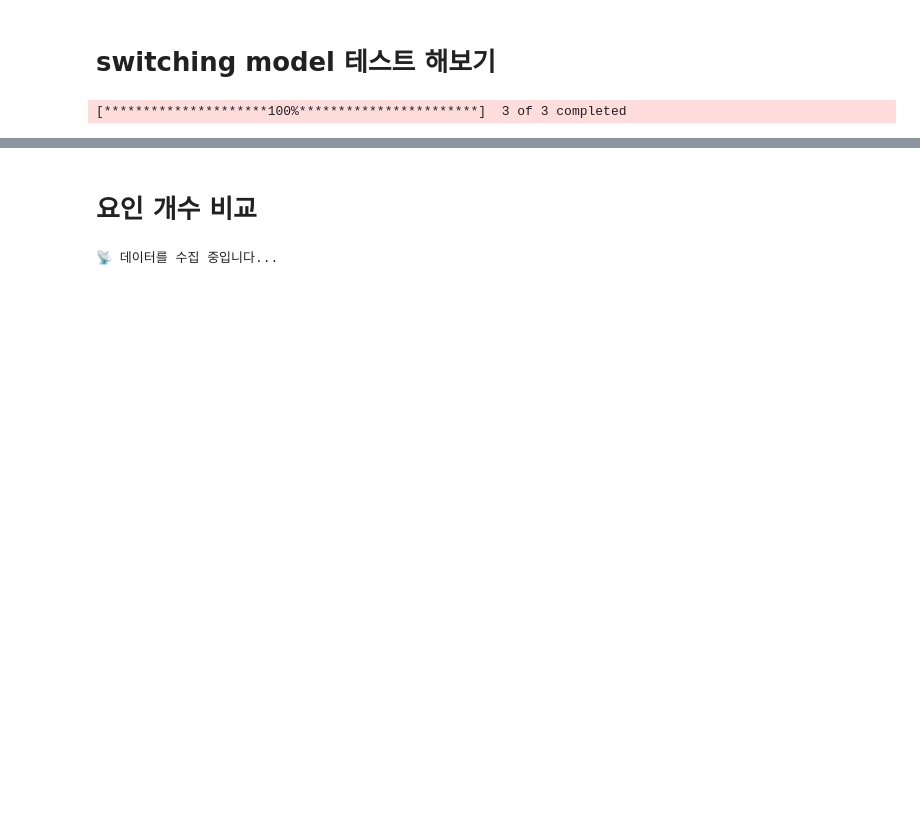
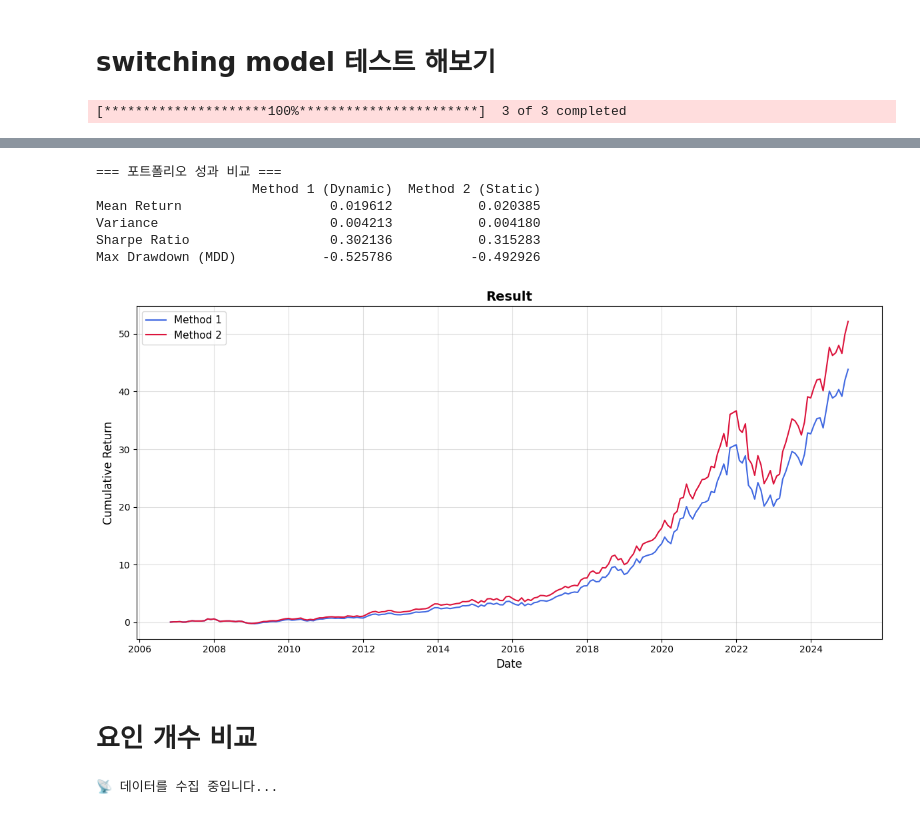
Before and after one commit to EKUMartin/Find-A, a Jupyter notebook: Factor Model/find-a.ipynb, the cells around one changed output, grey strips where cells are left out. Drawn from its saved outputs; the diff is of its cells as text; code cells hidden in the pictures; blank space fills up the shorter version.

```diff
--- a/Factor Model/find-a.ipynb
+++ b/Factor Model/find-a.ipynb
@@ -477,7 +477,7 @@ def get_rsquared(target_series, factors):
     valid = np.mean(p_values < 0.05)
     return model.rsquared_adj, valid
 # %%
-window_size = 13
+window_size = 14
 target = portfolio.copy()
 target.index = pd.to_datetime(target.index.astype(str)).to_period('M')
 fundamental.index = pd.to_datetime(fundamental.index.astype(str)).to_period('M')
@@ -685,3 +665,67 @@ ValueError: x and y must have same first dimension, but have shapes (286,) and (
+# %%
+port_returns_m1 = []
+port_returns_m2 = []
+
+# 앞서 구한 1월 말 비중에 2월 실제 수익률을 곱해 진짜 성과를 확인
+for i in range(len(weights_method1_dynamic)):
+    actual_returns = target_adj.iloc[window_size + i].values
+
+    ret_m1 = np.dot(weights_method1_dynamic[i], actual_returns)
+    ret_m2 = np.dot(weights_method2_static[i], actual_returns)
+
+    port_returns_m1.append(ret_m1)
+    port_returns_m2.append(ret_m2)
+
+port_returns_m1 = np.array(port_returns_m1)
+port_returns_m2 = np.array(port_returns_m2)
+
+def calculate_metrics(returns, risk_free_rate=0.0):
+    mean_ret = np.mean(returns)
+    var_ret = np.var(returns)
+    std_ret = np.std(returns)
+
+    sharpe_ratio = (mean_ret - risk_free_rate) / std_ret if std_ret != 0 else 0
+
+    cum_returns = np.cumprod(1 + returns)
+    running_max = np.maximum.accumulate(cum_returns)
+    drawdowns = (cum_returns - running_max) / running_max
+    mdd = np.min(drawdowns)
+
+    return mean_ret, var_ret, sharpe_ratio, mdd
+
+mean1, var1, sharpe1, mdd1 = calculate_metrics(port_returns_m1)
+mean2, var2, sharpe2, mdd2 = calculate_metrics(port_returns_m2)
+
+metrics_df = pd.DataFrame({
+    'Method 1 (Dynamic)': [mean1, var1, sharpe1, mdd1],
+    'Method 2 (Static)': [mean2, var2, sharpe2, mdd2]
+}, index=['Mean Return', 'Variance', 'Sharpe Ratio', 'Max Drawdown (MDD)'])
+
+print("=== 포트폴리오 성과 비교 ===")
+print(metrics_df)
+
+# X축 날짜 셋팅 (실제 수익률이 발생한 t+1 시점의 날짜들)
+dates_eval = target_adj.index[window_size:]
+
+plt.figure(figsize=(12, 6))
+plt.plot(dates_eval, np.cumprod(1 + port_returns_m1) - 1, label='Method 1', color='royalblue', linewidth=1.5)
+plt.plot(dates_eval, np.cumprod(1 + port_returns_m2) - 1, label='Method 2', color='crimson', linewidth=1.5)
+
+plt.title('Result', fontsize=14, fontweight='bold')
+plt.ylabel('Cumulative Return', fontsize=12)
+plt.xlabel('Date', fontsize=12)
+plt.legend(fontsize=11)
+plt.grid(True, alpha=0.4)
+plt.tight_layout()
+plt.show()
+# %% [output]
+=== 포트폴리오 성과 비교 ===
+                    Method 1 (Dynamic)  Method 2 (Static)
+Mean Return                   0.019612           0.020385
+Variance                      0.004213           0.004180
+Sharpe Ratio                  0.302136           0.315283
+Max Drawdown (MDD)           -0.525786          -0.492926
+[figure, added]
 # %% [markdown]
 # 요인 개수 비교
 # %%
```
Also changed, not shown: parts of 11 cells of this notebook.
